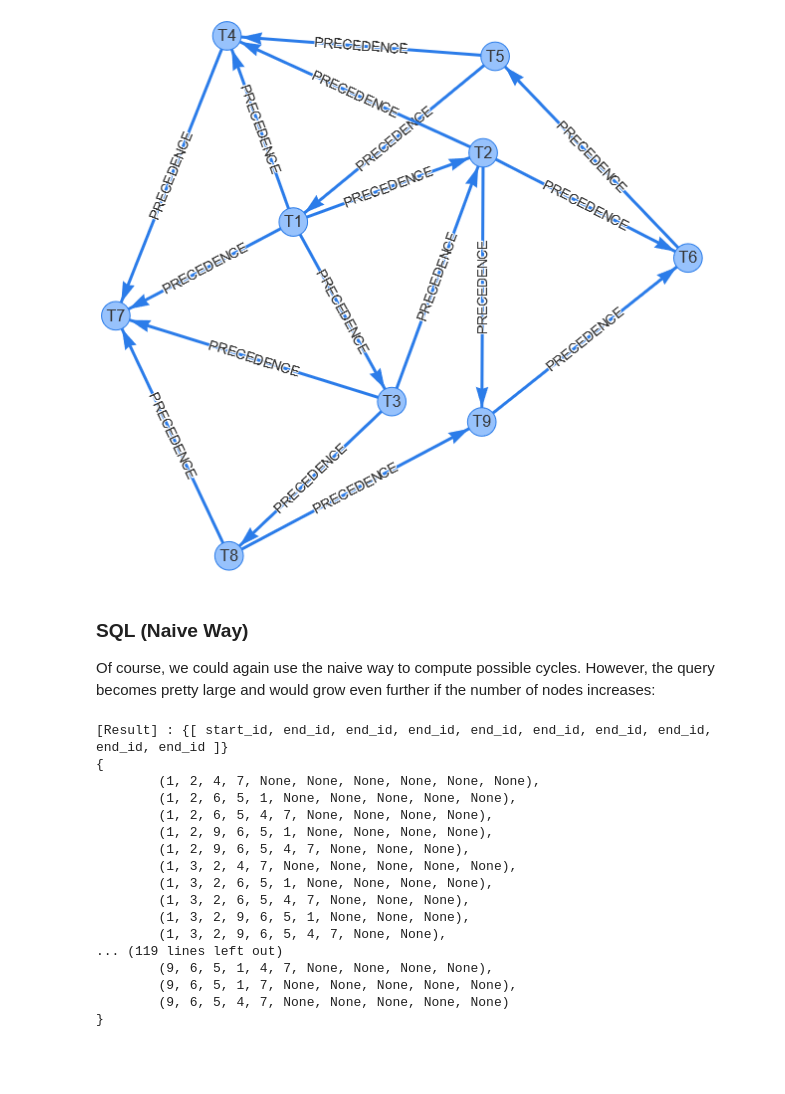
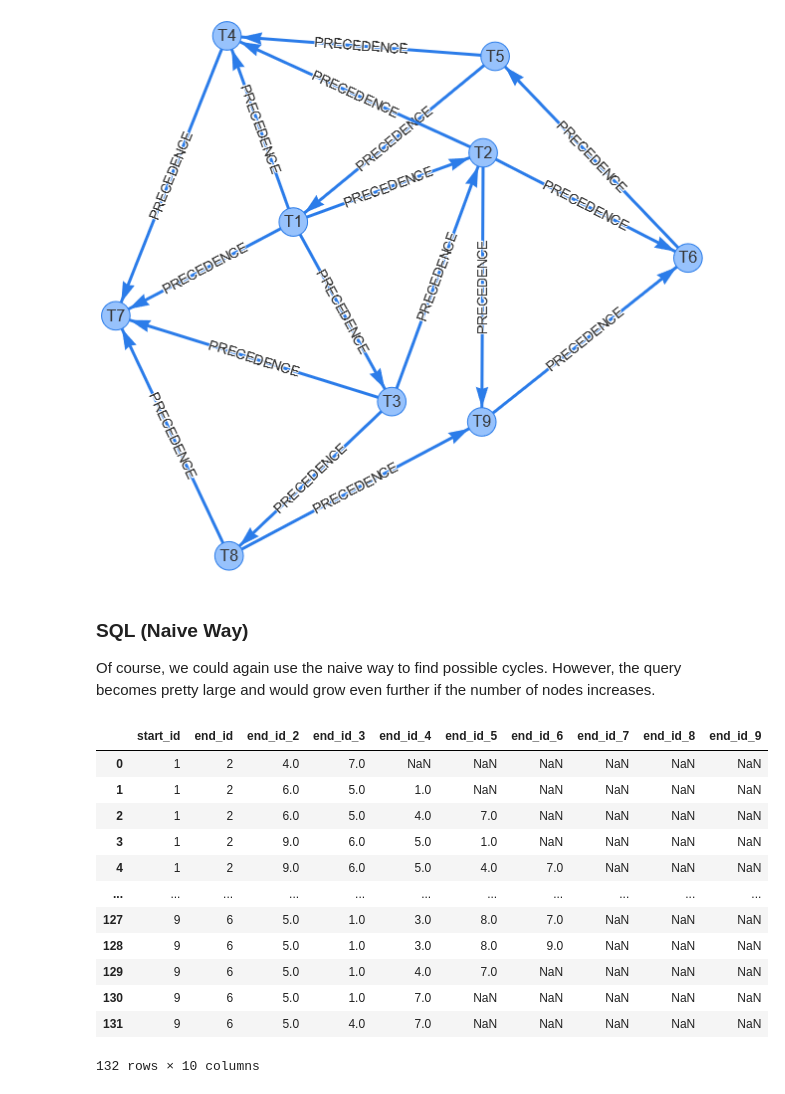
Before and after one commit to BigDataAnalyticsGroup/bigdataengineering, a Jupyter notebook: Graphs in SQL.ipynb, the cells around one changed output. Saved outputs shown, nothing was run; the diff lists cells and outputs as text; code cells hidden in the pictures; blank space fills up the shorter version.

```diff
--- a/Graphs in SQL.ipynb
+++ b/Graphs in SQL.ipynb
@@ -343,42 +303,36 @@ Image(filename='pics/graphs/advanced_example.png')
 # %% [markdown]
 ### SQL (Naive Way)
 
-Of course, we could again use the naive way to compute possible cycles. However, the query becomes pretty large and would grow even further if the number of nodes increases:
+Of course, we could again use the naive way to find possible cycles. However, the query becomes pretty large and would grow even further if the number of nodes increases.
 # %%
 # show all possible paths through the graph up to length 9:
-with psycopg.connect(DSN) as conn:
-    with conn.cursor() as cur:
-        cur.execute("""
-        SELECT e1.start_id, e1.end_id, e2.end_id, e3.end_id, e4.end_id, e5.end_id, e6.end_id, e7.end_id, e8.end_id, e9.end_id
-        FROM edges AS e1
-        LEFT OUTER JOIN edges AS e2 ON e1.end_id = e2.start_id AND e1.start_id != e2.start_id
-        LEFT OUTER JOIN edges AS e3 ON e2.end_id = e3.start_id AND e1.start_id != e3.start_id
-        LEFT OUTER JOIN edges AS e4 ON e3.end_id = e4.start_id AND e1.start_id != e4.start_id
-        LEFT OUTER JOIN edges AS e5 ON e4.end_id = e5.start_id AND e1.start_id != e5.start_id
-        LEFT OUTER JOIN edges AS e6 ON e5.end_id = e6.start_id AND e1.start_id != e6.start_id
-        LEFT OUTER JOIN edges AS e7 ON e6.end_id = e7.start_id AND e1.start_id != e7.start_id
-        LEFT OUTER JOIN edges AS e8 ON e7.end_id = e8.start_id AND e1.start_id != e8.start_id
-        LEFT OUTER JOIN edges AS e9 ON e8.end_id = e9.start_id AND e1.start_id != e9.start_id
-        ORDER BY e1.start_id, e1.end_id, e2.end_id, e3.end_id, e4.end_id, e5.end_id, e6.end_id, e7.end_id, e8.end_id, e9.end_id;
-        """)
-        print_set_postgres(cur)
+conn.execute("""
+SELECT e1.start_id, e1.end_id, e2.end_id, e3.end_id, e4.end_id, e5.end_id, e6.end_id, e7.end_id, e8.end_id, e9.end_id
+FROM edges AS e1
+    LEFT OUTER JOIN edges AS e2 ON e1.end_id = e2.start_id AND e1.start_id != e2.start_id
+    LEFT OUTER JOIN edges AS e3 ON e2.end_id = e3.start_id AND e1.start_id != e3.start_id
+    LEFT OUTER JOIN edges AS e4 ON e3.end_id = e4.start_id AND e1.start_id != e4.start_id
+    LEFT OUTER JOIN edges AS e5 ON e4.end_id = e5.start_id AND e1.start_id != e5.start_id
+    LEFT OUTER JOIN edges AS e6 ON e5.end_id = e6.start_id AND e1.start_id != e6.start_id
+    LEFT OUTER JOIN edges AS e7 ON e6.end_id = e7.start_id AND e1.start_id != e7.start_id
+    LEFT OUTER JOIN edges AS e8 ON e7.end_id = e8.start_id AND e1.start_id != e8.start_id
+    LEFT OUTER JOIN edges AS e9 ON e8.end_id = e9.start_id AND e1.start_id != e9.start_id
+ORDER BY e1.start_id, e1.end_id, e2.end_id, e3.end_id, e4.end_id, e5.end_id, e6.end_id, e7.end_id, e8.end_id, e9.end_id;
+""")
+display(conn.fetchdf())
 # %% [output]
+|  | start_id | end_id | end_id_2 | end_id_3 | end_id_4 | end_id_5 | end_id_6 | end_id_7 | end_id_8 | end_id_9 |
+| 0 | 1 | 2 | 4.0 | 7.0 | NaN | NaN | NaN | NaN | NaN | NaN |
+| 1 | 1 | 2 | 6.0 | 5.0 | 1.0 | NaN | NaN | NaN | NaN | NaN |
+| 2 | 1 | 2 | 6.0 | 5.0 | 4.0 | 7.0 | NaN | NaN | NaN | NaN |
+| 3 | 1 | 2 | 9.0 | 6.0 | 5.0 | 1.0 | NaN | NaN | NaN | NaN |
+| 4 | 1 | 2 | 9.0 | 6.0 | 5.0 | 4.0 | 7.0 | NaN | NaN | NaN |
+| ... | ... | ... | ... | ... | ... | ... | ... | ... | ... | ... |
+| 127 | 9 | 6 | 5.0 | 1.0 | 3.0 | 8.0 | 7.0 | NaN | NaN | NaN |
+| 128 | 9 | 6 | 5.0 | 1.0 | 3.0 | 8.0 | 9.0 | NaN | NaN | NaN |
+| 129 | 9 | 6 | 5.0 | 1.0 | 4.0 | 7.0 | NaN | NaN | NaN | NaN |
+| 130 | 9 | 6 | 5.0 | 1.0 | 7.0 | NaN | NaN | NaN | NaN | NaN |
+| 131 | 9 | 6 | 5.0 | 4.0 | 7.0 | NaN | NaN | NaN | NaN | NaN |
-[Result] : {[ start_id, end_id, end_id, end_id, end_id, end_id, end_id, end_id, end_id, end_id ]}
-{
-        (1, 2, 4, 7, None, None, None, None, None, None),
-        (1, 2, 6, 5, 1, None, None, None, None, None),
-        (1, 2, 6, 5, 4, 7, None, None, None, None),
-        (1, 2, 9, 6, 5, 1, None, None, None, None),
-        (1, 2, 9, 6, 5, 4, 7, None, None, None),
-        (1, 3, 2, 4, 7, None, None, None, None, None),
-        (1, 3, 2, 6, 5, 1, None, None, None, None),
-        (1, 3, 2, 6, 5, 4, 7, None, None, None),
-        (1, 3, 2, 9, 6, 5, 1, None, None, None),
-        (1, 3, 2, 9, 6, 5, 4, 7, None, None),
-... (119 lines left out)
-        (9, 6, 5, 1, 4, 7, None, None, None, None),
-        (9, 6, 5, 1, 7, None, None, None, None, None),
-        (9, 6, 5, 4, 7, None, None, None, None, None)
-}
+132 rows × 10 columns
 # %%
 # show all possible paths through the graph up to length 9 that end up at the start node, i.e. a cycle:
```
Also changed, not shown: parts of 51 cells of this notebook, 13 other files.
